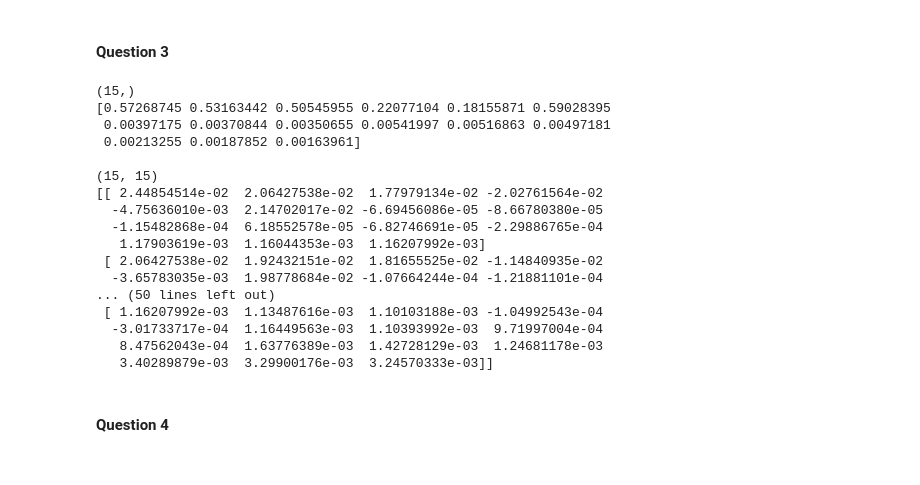
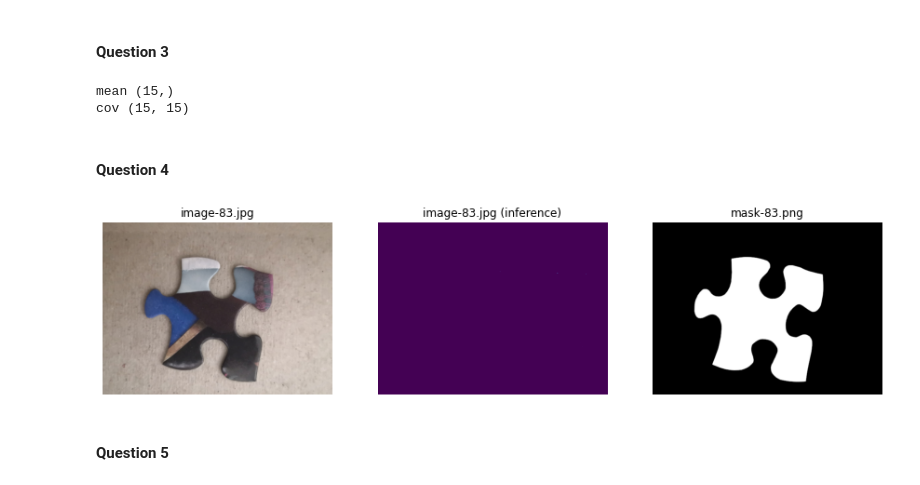
Before and after one commit to mamello-justice/computer-vision, a Jupyter notebook: work/Lab1.ipynb, the cells around one changed output. Drawn from its saved outputs; the diff is of its cells as text; code cells hidden in the pictures.

```diff
--- a/work/Lab1.ipynb
+++ b/work/Lab1.ipynb
@@ -622,34 +739,16 @@ with PIL.Image.open(f"./assets/{image_35}") as image:
+# %%
+training_features = get_image_features(image_35)
 # %% [markdown]
 #### Question 3
 # %%
-features_array = np.asarray(features).reshape(15, 270000)
+features_mean = np.mean(training_features, axis=(1,2))
+print("mean", features_mean.shape)
 
-features_mean = np.mean(features_array, axis=1)
-print(features_mean.shape)
-print(features_mean)
-print()
-
-features_cov = np.cov(features_array)
-print(features_cov.shape)
-print(features_cov)
+features_cov = np.cov(training_features.reshape(15, 270000))
+print("cov", features_cov.shape)
 # %% [output]
-(15,)
-[0.57268745 0.53163442 0.50545955 0.22077104 0.18155871 0.59028395
- 0.00397175 0.00370844 0.00350655 0.00541997 0.00516863 0.00497181
- 0.00213255 0.00187852 0.00163961]
-
-(15, 15)
-[[ 2.44854514e-02  2.06427538e-02  1.77979134e-02 -2.02761564e-02
-  -4.75636010e-03  2.14702017e-02 -6.69456086e-05 -8.66780380e-05
-  -1.15482868e-04  6.18552578e-05 -6.82746691e-05 -2.29886765e-04
-   1.17903619e-03  1.16044353e-03  1.16207992e-03]
- [ 2.06427538e-02  1.92432151e-02  1.81655525e-02 -1.14840935e-02
-  -3.65783035e-03  1.98778684e-02 -1.07664244e-04 -1.21881101e-04
-... (50 lines left out)
- [ 1.16207992e-03  1.13487616e-03  1.10103188e-03 -1.04992543e-04
-  -3.01733717e-04  1.16449563e-03  1.10393992e-03  9.71997004e-04
-   8.47562043e-04  1.63776389e-03  1.42728129e-03  1.24681178e-03
-   3.40289879e-03  3.29900176e-03  3.24570333e-03]]
+mean (15,)
+cov (15, 15)
 # %% [markdown]
 #### Question 4
 # %%
@@ -726,0 +756,26 @@ with PIL.Image.open(f"./assets/{image_83}") as image:
+# %%
+normal_dist = scipy.stats.multivariate_normal(mean=features_mean, cov=features_cov)
+normal_pdf = normal_dist.pdf(validation_features.reshape(450, 600, 15))
+
+fig = plt.figure(figsize=(num_images * 5, 15))
+
+with PIL.Image.open(f"./assets/{image_83}") as image:
+    fig.add_subplot(1, 3, 1)
+    plt.imshow(image)
+    plt.axis('off')
+    plt.title(image_83)
+
+fig.add_subplot(1, 3, 2)
+plt.imshow(normal_pdf)
+plt.axis('off')
+plt.title(f"{image_83} (inference)")
+
+with PIL.Image.open(f"./assets/{mask_83}") as mask:
+    fig.add_subplot(1, 3, 3)
+    plt.imshow(mask)
+    plt.axis('off')
+    plt.title(mask_83)
+# %% [output]
+[figure, added]
+# %% [markdown]
+#### Question 5
```
Also changed, not shown: parts of 13 cells of this notebook.
